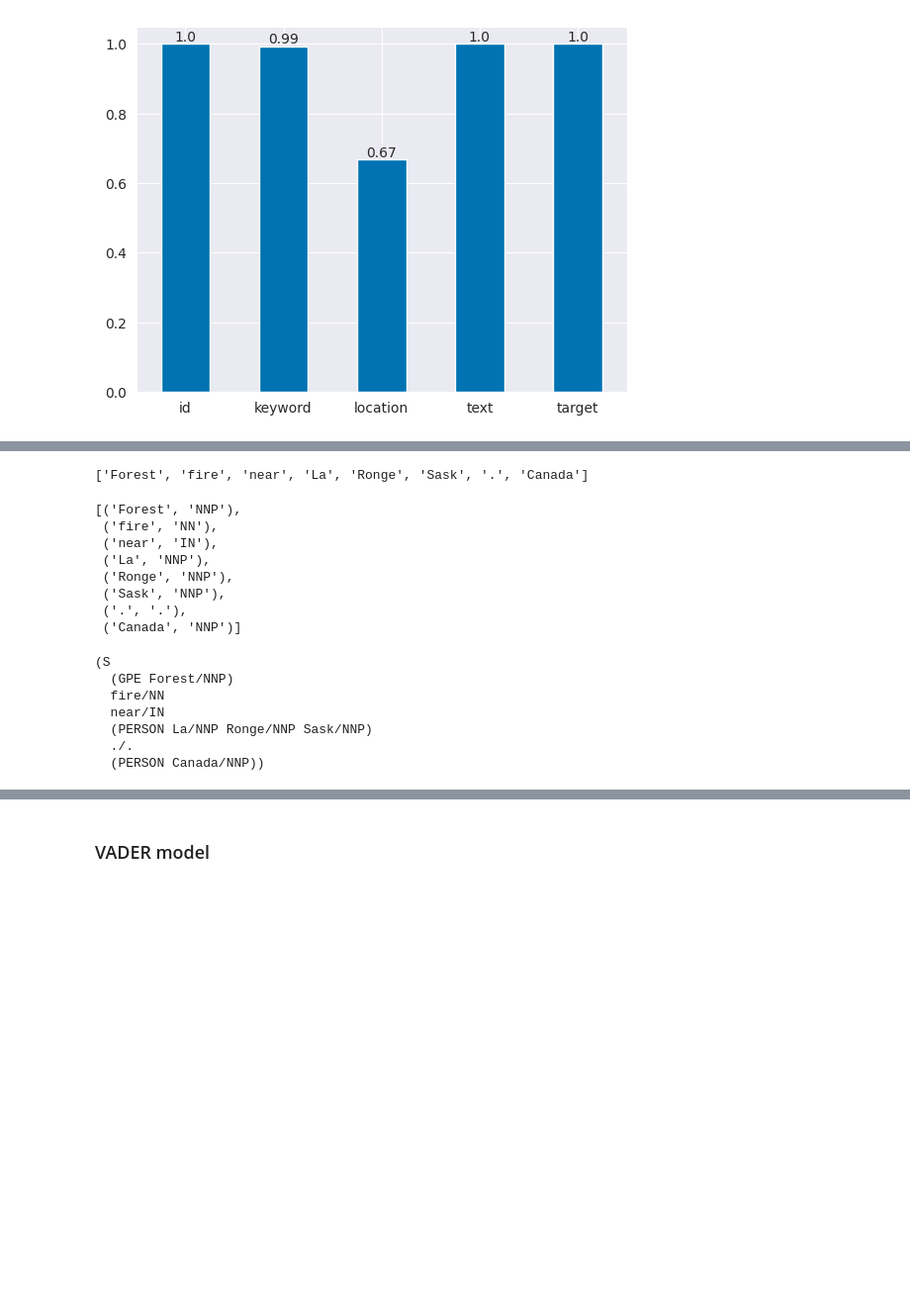
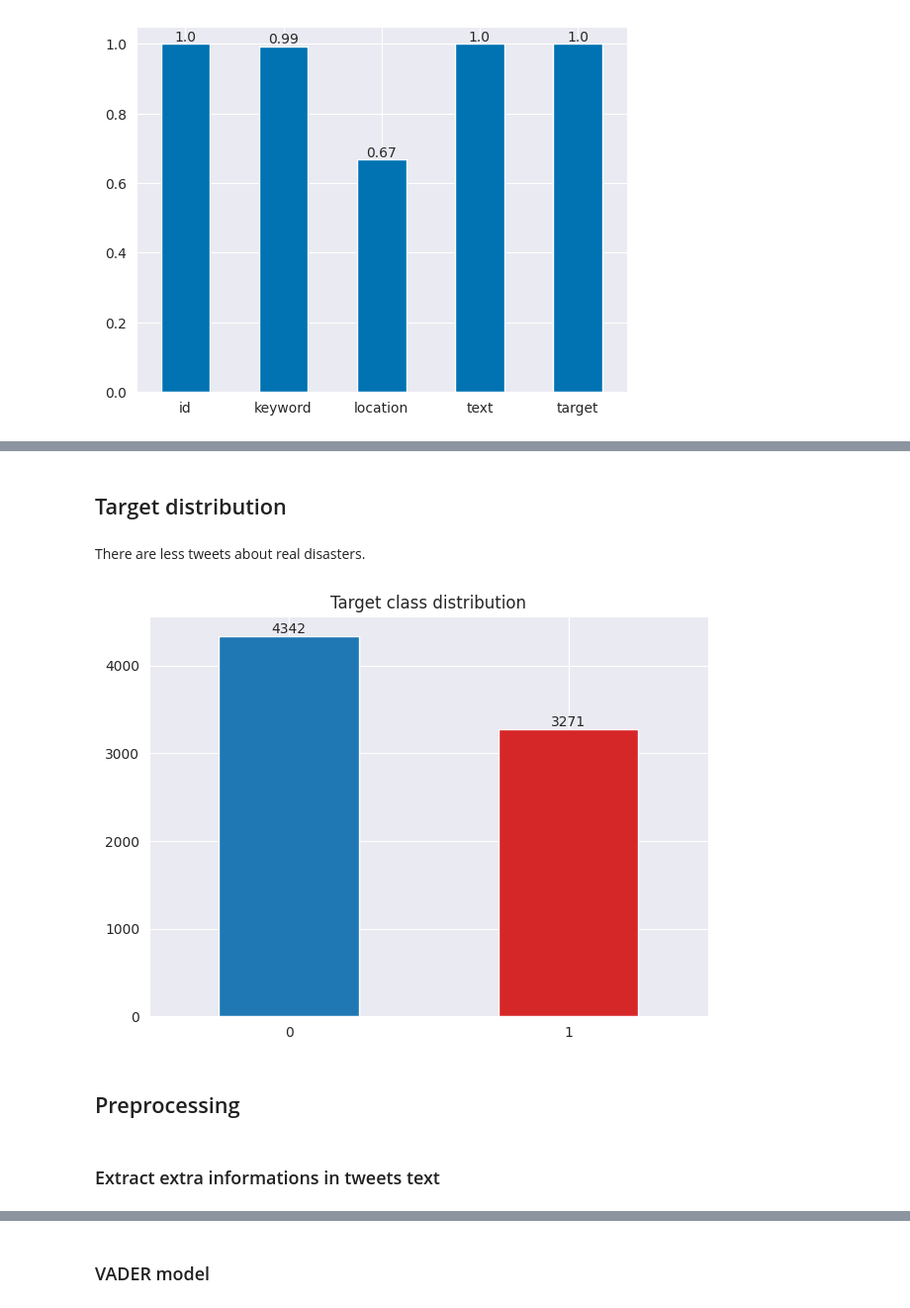
Before and after one commit to NanoClem/nlp-disasters-tweets, a Jupyter notebook: tweets_disasters_EDA.ipynb, the cells around one changed output, grey strips where cells are left out. Shown: that part at 99% size. Cells and saved outputs as stored; diff of their text form; code cells hidden in the pictures; blank space fills up the shorter version.

```diff
--- a/tweets_disasters_EDA.ipynb
+++ b/tweets_disasters_EDA.ipynb
@@ -95,2 +74,0 @@ Name: keyword, Length: 221, dtype: int64
-# %%
-df_train["keyword"] = df_train["keyword"].str.replace("%20", "_")
@@ -119,6 +74,0 @@ plt.show()
-# %%
-df_train = df_train.merge(
-    keys_confidence.reset_index().rename({"target": "keyword_confidence"}, axis=1),
-    how="left",
-    on="keyword",
-)
@@ -145,9 +74,0 @@ df_train[~df_train["keyword"].isna()]
-# %%
-def get_hastags(text_series: pd.Series) -> pd.Series:
-    """Extract the hasgtag value in each text row."""
-    hashtags = text_series.str.extract(r"(#[a-zA-Z]+)", expand=False)
-    hashtags = hashtags.str.split("#", expand=True)[1]
-    return hashtags
-
-
-df_train["hashtag"] = get_hastags(df_train["text"])
@@ -201,29 +75,20 @@ df_locs[~df_locs["city"].isna()].head()
-# %%
-example = df_train["text"][1]
-tokens = nltk.word_tokenize(example)
-tokens
-# %% [output]
-['Forest', 'fire', 'near', 'La', 'Ronge', 'Sask', '.', 'Canada']
-# %%
-tagged = nltk.pos_tag(tokens)
-tagged
-# %% [output]
-[('Forest', 'NNP'),
- ('fire', 'NN'),
- ('near', 'IN'),
- ('La', 'NNP'),
- ('Ronge', 'NNP'),
- ('Sask', 'NNP'),
- ('.', '.'),
- ('Canada', 'NNP')]
-# %%
-entities = nltk.chunk.ne_chunk(tagged)
-entities.pprint()
-# %% [output]
-(S
-  (GPE Forest/NNP)
-  fire/NN
-  near/IN
-  (PERSON La/NNP Ronge/NNP Sask/NNP)
-  ./.
-  (PERSON Canada/NNP))
+# %% [markdown]
+## Target distribution
+# %% [markdown]
+There are less tweets about real disasters.
+# %%
+ax = df_train["target"].value_counts().plot.bar(rot=0, color=["tab:blue", "tab:red"])
+
+plt.title("Target class distribution")
+plt.bar_label(
+    ax.containers[0],
+    labels=[val for val in ax.containers[0].datavalues],
+)
+plt.tight_layout()
+plt.show()
+# %% [output]
+[figure, added]
+# %% [markdown]
+## Preprocessing
+# %% [markdown]
+### Extract extra informations in tweets text
```
Also changed, not shown: parts of 50 cells of this notebook.
